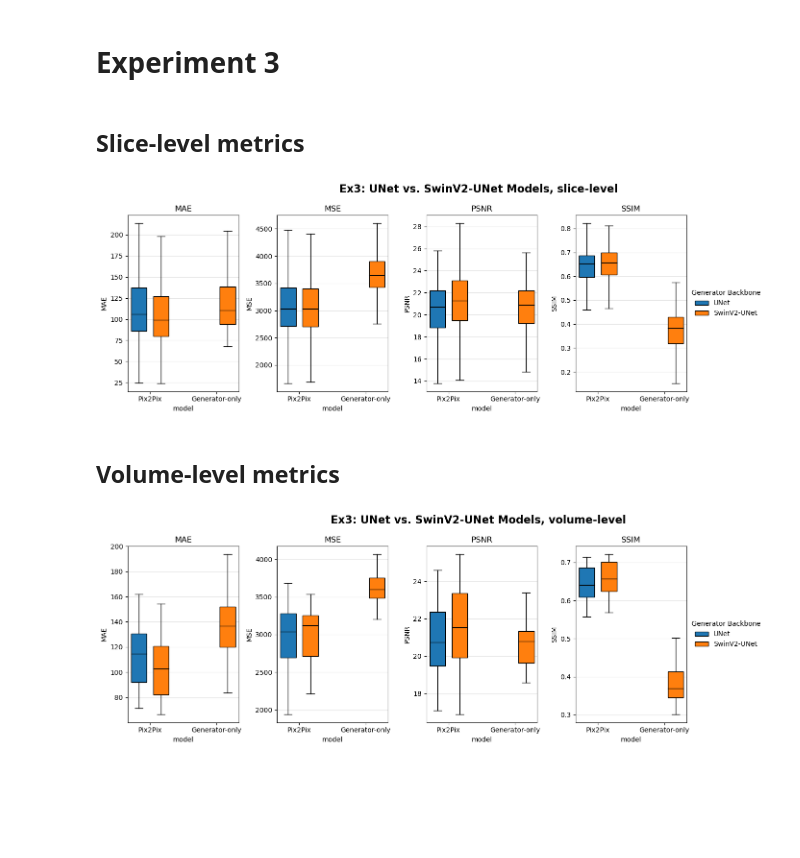
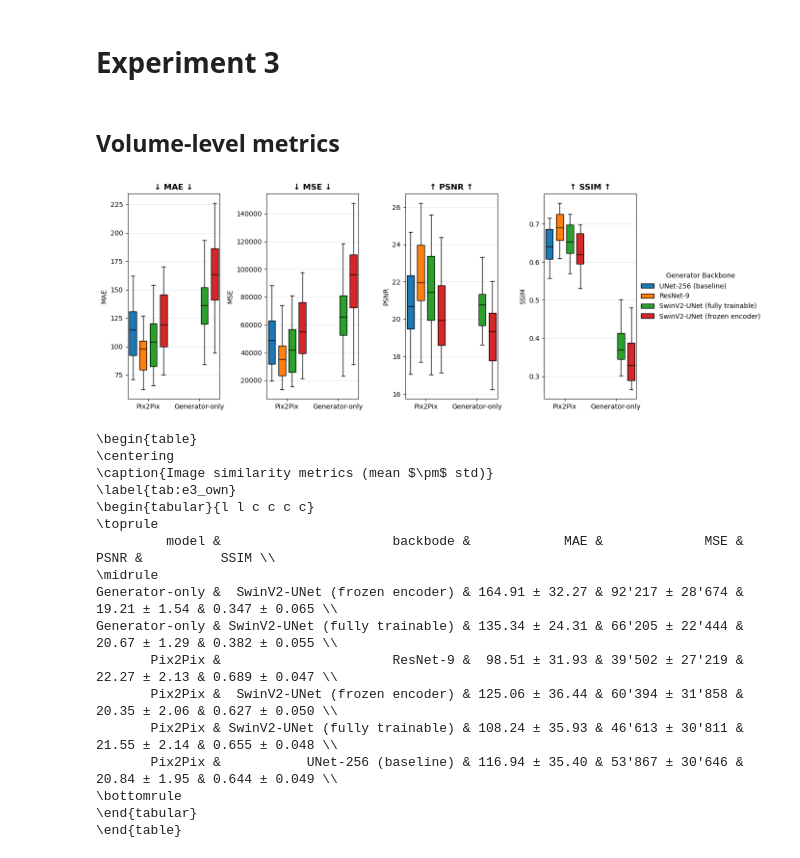
Before and after one commit to NicSchuler/fullbody-sCT, a Jupyter notebook: training/checkpoints/visualize_testing_results.ipynb, the cells around one changed output. Cells and saved outputs as stored; diff of their text form; code cells hidden in the pictures; blank space fills up the shorter version.

```diff
--- a/training/checkpoints/visualize_testing_results.ipynb
+++ b/training/checkpoints/visualize_testing_results.ipynb
@@ -1129,52 +1488,59 @@ KeyError: 'metric=MAE not in df.columns'
 # %% [markdown]
 # Experiment 3
-# %% [markdown]
-## Slice-level metrics
-# %%
-# Data loading
-data_info_ex3_slice = pd.DataFrame(
-    [
-        ["Region", "Baseline", "UNet", "pix2pix_synthrad_abdomen_final/test_50/test_metrics_over_all.csv"],
-        ["Region", "Baseline", "SwinV2-UNet", "3_experiment_pix2pix_abdomen_swin_v2_low_lr/test_100/test_metrics_over_all.csv"],
-        ["Region", "Baseline", "SwinV2-UNet", "3_experiment_pure_abdomen_swin_v2_low_lr/test_100/test_metrics_over_all.csv"],
-    ],
-    columns=["region_or_fullbody", "preprocessing", "backbode", "path"],
-)
-
-all_data = load_and_concat(data_info_ex3_slice)
-masked, unmasked = split_masked_unmasked(all_data)
-
-plot_multiple_metrics_with_subplots(
-    masked,
-    metrics=['MAE', 'MSE', 'PSNR', 'SSIM'],
-    groups=["model", "backbode"],
-    legend_title="Generator Backbone",
-    title="Ex3: UNet vs. SwinV2-UNet Models, slice-level",
-)
-# %% [output]
-[figure, removed]
 # %% [markdown]
 ## Volume-level metrics
 # %%
 # Data loading
 data_info_ex3_volume = pd.DataFrame(
     [
-        ["Region", "Baseline", "UNet", "pix2pix_synthrad_abdomen_final/test_50/test_metrics_over_volume.csv"],
-        ["Region", "Baseline", "SwinV2-UNet", "3_experiment_pix2pix_abdomen_swin_v2_low_lr/test_100/test_metrics_over_volume.csv"],
-        ["Region", "Baseline", "SwinV2-UNet", "3_experiment_pure_abdomen_swin_v2_low_lr/test_100/test_metrics_over_volume.csv"],
+        ["Region", "Baseline", "UNet-256 (baseline)", "pix2pix_synthrad_abdomen_final/test_50/test_metrics_over_volume.csv"],
+        ["Region", "Baseline", "ResNet-9", "3_experiment_pix2pix_abdomen_resnet/test_50/test_metrics_over_volume.csv"],
+        ["Region", "Baseline", "SwinV2-UNet (fully trainable)", "3_experiment_pix2pix_abdomen_swin_v2_low_lr/test_100/test_metrics_over_volume.csv"],
+        ["Region", "Baseline", "SwinV2-UNet (frozen encoder)", "3_experiment_pix2pix_abdomen_swin_v2_frozen_low_lr/test_100/test_metrics_over_volume.csv"],
+        ["Region", "Baseline", "SwinV2-UNet (fully trainable)", "3_experiment_pure_abdomen_swin_v2_low_lr/test_100/test_metrics_over_volume.csv"],
+        ["Region", "Baseline", "SwinV2-UNet (frozen encoder)", "3_experiment_pure_abdomen_swin_v2_frozen_low_lr/test_100/test_metrics_over_volume.csv"],
     ],
     columns=["region_or_fullbody", "preprocessing", "backbode", "path"],
 )
 
 all_data = load_and_concat(data_info_ex3_volume)
 masked, unmasked = split_masked_unmasked(all_data)
 
-plot_multiple_metrics_with_subplots(
+fig = plot_multiple_metrics_with_subplots(
     masked,
     metrics=['MAE', 'MSE', 'PSNR', 'SSIM'],
     groups=["model", "backbode"],
     legend_title="Generator Backbone",
-    title="Ex3: UNet vs. SwinV2-UNet Models, volume-level",
+    # title="Experiment 3: UNet vs. SwinV2-UNet Models",
 )
+fig.savefig("/home/user/nschuler/fullbody-sCT/Ex3_Overview_Chart_Own.png", dpi=300, bbox_inches="tight")
+
+results_table = metrics_mean_std_by_region_model(masked, group_cols=("model", "backbode"),)
+latex_results_table = results_table.to_latex(
+        index=False,
+        escape=False,
+        column_format="l l c c c c",
+        caption="Image similarity metrics (mean $\\pm$ std)",
+        label="tab:e3_own",
+    )
+print(latex_results_table)
+results_table
 # %% [output]
-[figure, old version]
+[figure, new version]
+\begin{table}
+\centering
+\caption{Image similarity metrics (mean $\pm$ std)}
+\label{tab:e3_own}
+\begin{tabular}{l l c c c c}
+\toprule
+         model &                      backbode &            MAE &             MSE &         PSNR &          SSIM \\
+\midrule
+Generator-only &  SwinV2-UNet (frozen encoder) & 164.91 ± 32.27 & 92'217 ± 28'674 & 19.21 ± 1.54 & 0.347 ± 0.065 \\
+Generator-only & SwinV2-UNet (fully trainable) & 135.34 ± 24.31 & 66'205 ± 22'444 & 20.67 ± 1.29 & 0.382 ± 0.055 \\
+       Pix2Pix &                      ResNet-9 &  98.51 ± 31.93 & 39'502 ± 27'219 & 22.27 ± 2.13 & 0.689 ± 0.047 \\
+       Pix2Pix &  SwinV2-UNet (frozen encoder) & 125.06 ± 36.44 & 60'394 ± 31'858 & 20.35 ± 2.06 & 0.627 ± 0.050 \\
+       Pix2Pix & SwinV2-UNet (fully trainable) & 108.24 ± 35.93 & 46'613 ± 30'811 & 21.55 ± 2.14 & 0.655 ± 0.048 \\
+       Pix2Pix &           UNet-256 (baseline) & 116.94 ± 35.40 & 53'867 ± 30'646 & 20.84 ± 1.95 & 0.644 ± 0.049 \\
+\bottomrule
+\end{tabular}
+\end{table}
```
Also changed, not shown: parts of 9 cells of this notebook, 13 other files.
